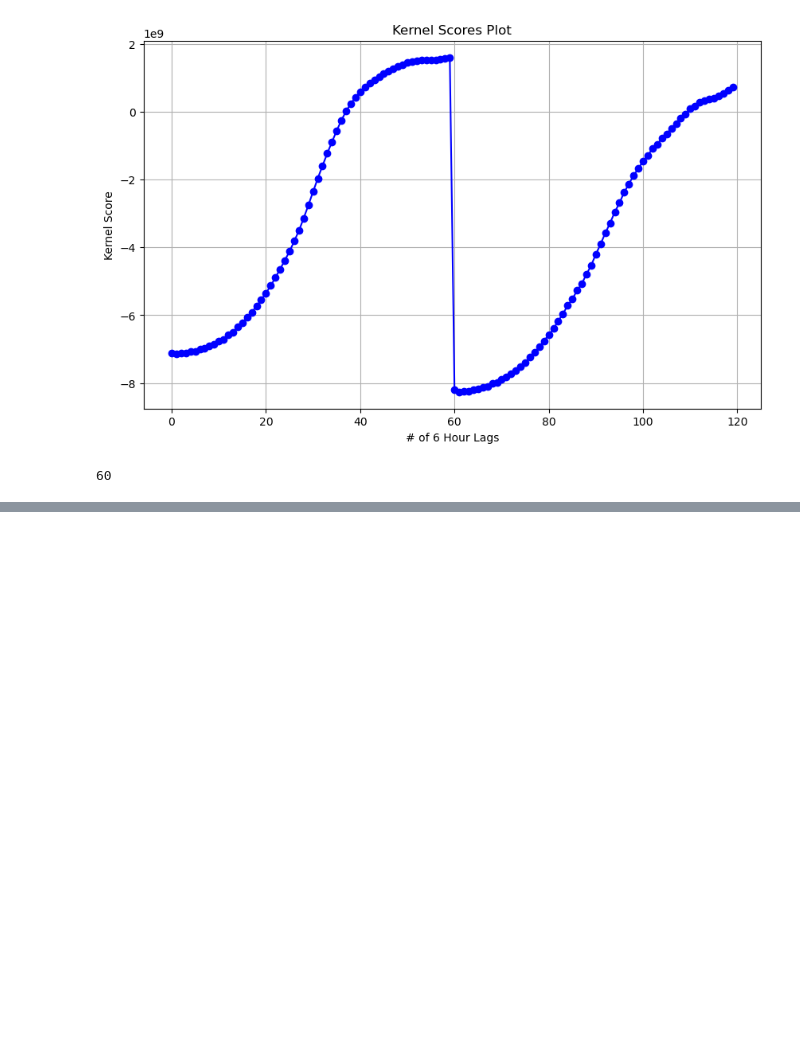
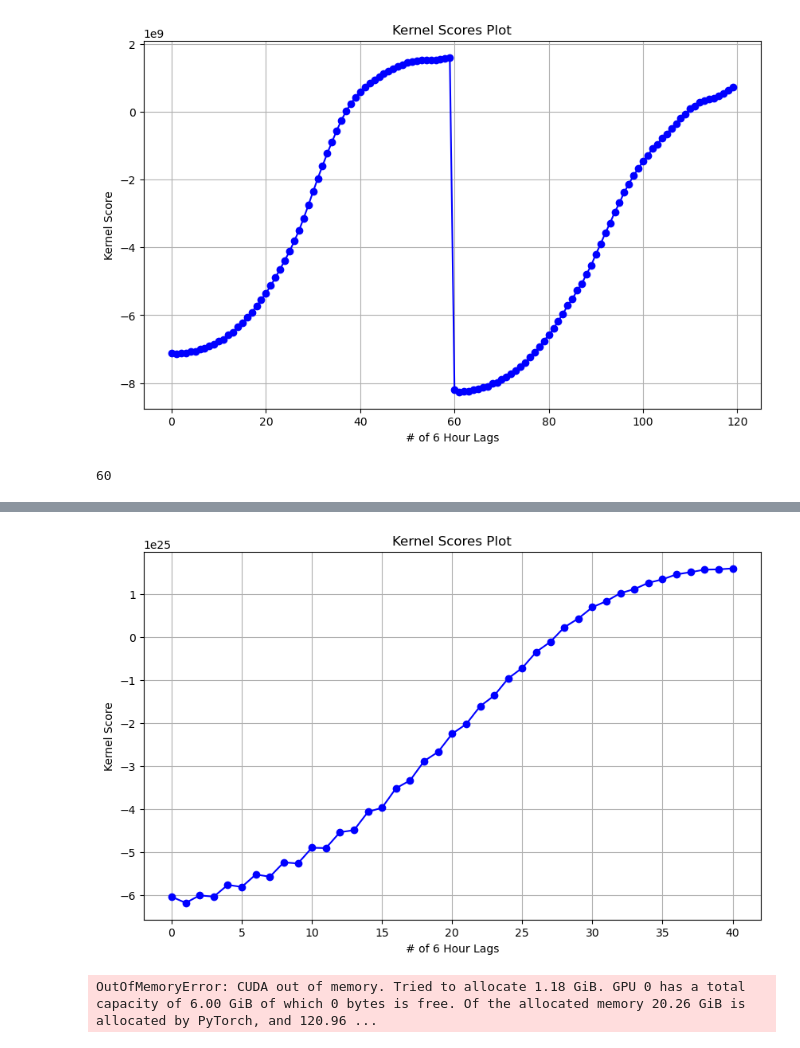
Before and after one commit to archerdodson/WeatherBench2-Implementation, a Jupyter notebook: SigKernelTrials3.ipynb, the cells around one changed output, grey strips where cells are left out. Saved outputs shown, nothing was run; the diff lists cells and outputs as text; code cells hidden in the pictures; blank space fills up the shorter version.

```diff
--- a/SigKernelTrials3.ipynb
+++ b/SigKernelTrials3.ipynb
@@ -281,0 +340,23 @@ kernelscores[0][:-60]
+# %%
+array = [
+    -6.03989348275374e+25, -6.181698620011384e+25, -6.006588740452291e+25, -6.03716146869132e+25,
+    -5.763115533539776e+25, -5.810309458795927e+25, -5.520472262806266e+25, -5.572735699250273e+25,
+    -5.237855188624683e+25, -5.264184662818817e+25, -4.898390865033379e+25, -4.9059872716677895e+25,
+    -4.535926059745569e+25, -4.4895736019687974e+25, -4.062858500596657e+25, -3.967045506718887e+25,
+    -3.511970147410466e+25, -3.3312675209875177e+25, -2.8810585790966024e+25, -2.667072553240363e+25,
+    -2.244656594441657e+25, -2.0209493584236057e+25, -1.602663553517175e+25, -1.3570160876201162e+25,
+    -9.544954325302294e+24, -7.133591145280673e+24, -3.3867600975068064e+24, -1.0605981443609683e+24,
+    2.3428316257301817e+24, 4.391612944185975e+24, 7.010275519507983e+24, 8.42363420234305e+24,
+    1.0284795880420484e+25, 1.1236350787334739e+25, 1.2688684411939173e+25, 1.3499904702273379e+25,
+    1.4654140024127002e+25, 1.5163902485283042e+25, 1.5752610080152238e+25, 1.5830998566592067e+25, 1.6040713150512136e+25
+]
+
+plt.figure(figsize=(10, 6))  # Set the figure size if needed
+plt.plot(array, marker='o', linestyle='-', color='b')  # Plot with line and marker
+plt.title("Kernel Scores Plot")
+plt.xlabel("# of 6 Hour Lags")
+plt.ylabel("Kernel Score")
+plt.grid(True)  # Optional: add a grid for better readability
+plt.show()
+# %% [output]
+[figure, added]
@@ -281,0 +414,6 @@ kernelscores[0][:-60]
+# %%
+kernelscoresfuncgpu(savedobs, savedfor, sigma=1)
+#Cooks my computer, high memory + gpu requirements
+#Eventually broke memory requirements
+# %% [output]
+OutOfMemoryError: CUDA out of memory. Tried to allocate 1.18 GiB. GPU 0 has a total capacity of 6.00 GiB of which 0 bytes is free. Of the allocated memory 20.26 GiB is allocated by PyTorch, and 120.96 ...
```
Also changed, not shown: parts of 7 cells of this notebook.
